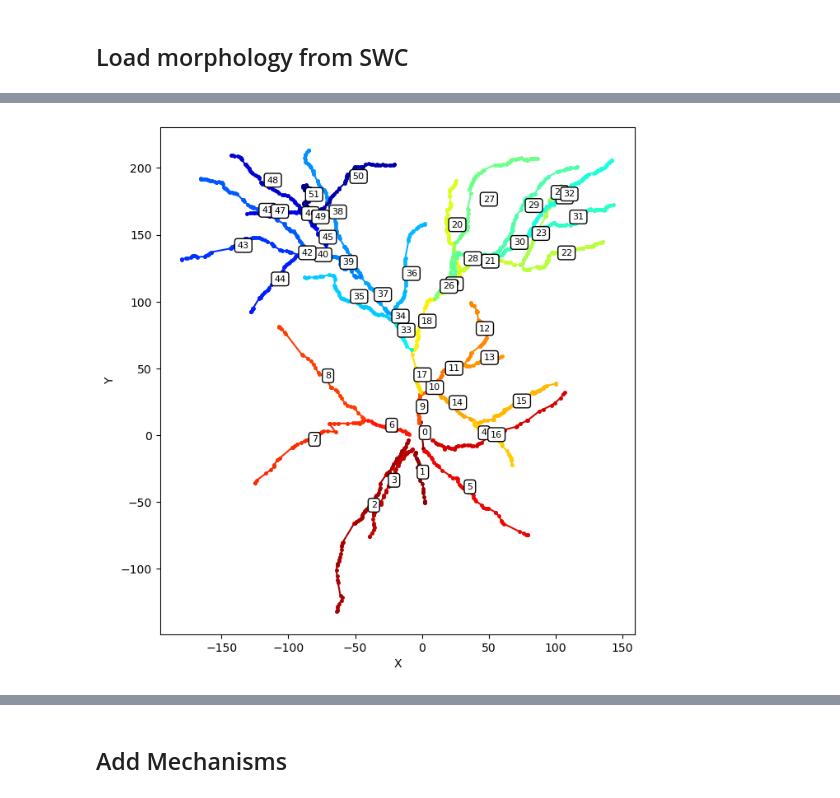
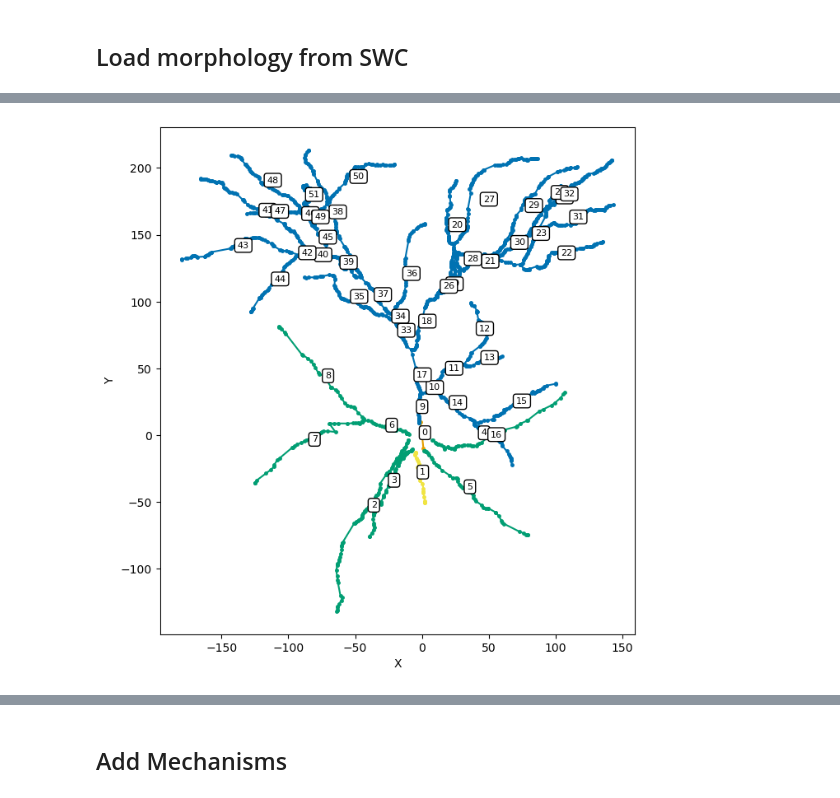
Before and after one commit to Poirazi-Lab/DendroTweaksApp, a Jupyter notebook: app/src/model_demo.ipynb, the cells around one changed output, grey strips where cells are left out. Drawn from its saved outputs; the diff is of its cells as text; code cells hidden in the pictures.

```diff
--- a/app/src/model_demo.ipynb
+++ b/app/src/model_demo.ipynb
@@ -47,7 +47,7 @@ import os
 cwd = os.getcwd()
 path_to_data = os.path.join(cwd, 'data')
 # %%
-model = dd.Model(name='CA1_old',
+model = dd.Model(name='Park_2019',
                  path_to_data=path_to_data)
 # %%
 model.name
@@ -108,3 +120,3 @@ model.path_manager.get_path('swc')
 # %%
-model.from_swc(file_name)
+model.load_morphology(file_name)
 # %% [output]
@@ -117,8 +160,9 @@ AttributeError: 'NoneType' object has no attribute 'topology'
 # %%
 fig, ax = plt.subplots(figsize=(8, 8))
 model.sec_tree.plot(ax,
                     show_points=True,
                     show_lines=True,
-                    annotate=True)
+                    annotate=True,
+                    domains=True)
 # %% [output]
-[figure, old version]
+[figure, new version]
```
Also changed, not shown: parts of 56 cells of this notebook, 20 other files.
